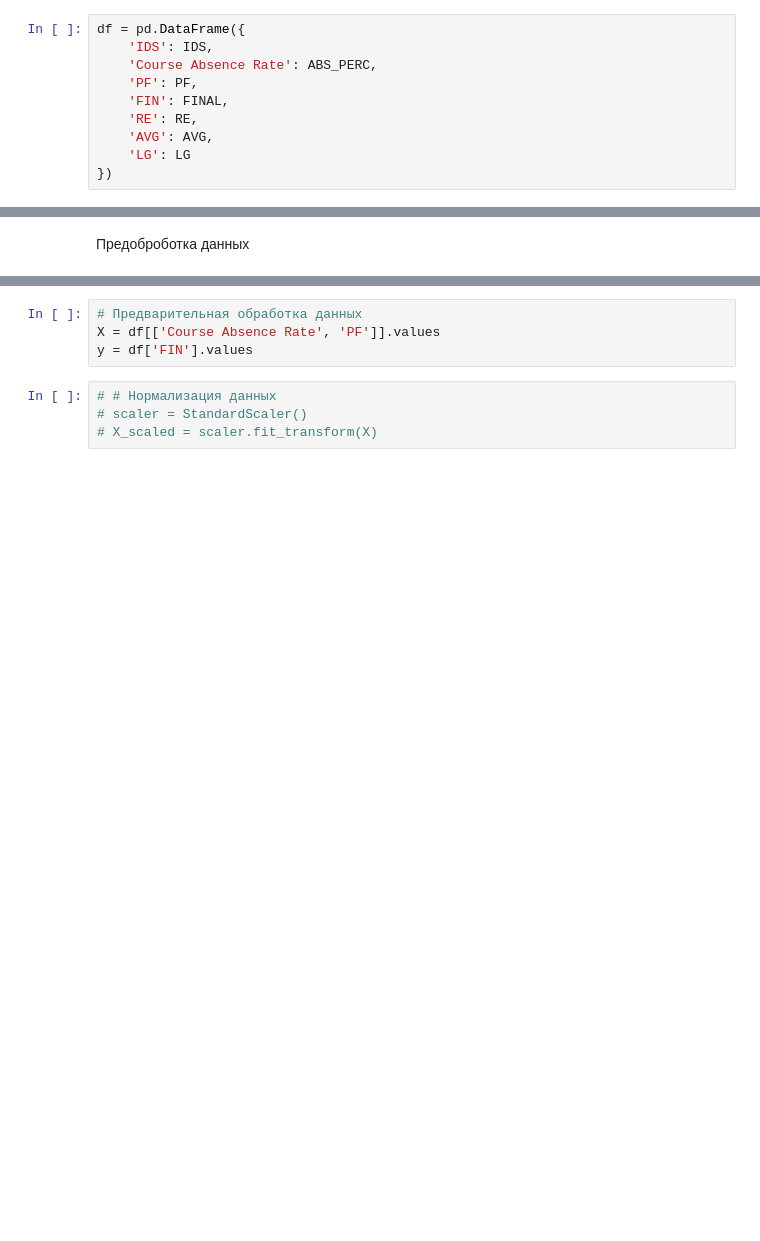
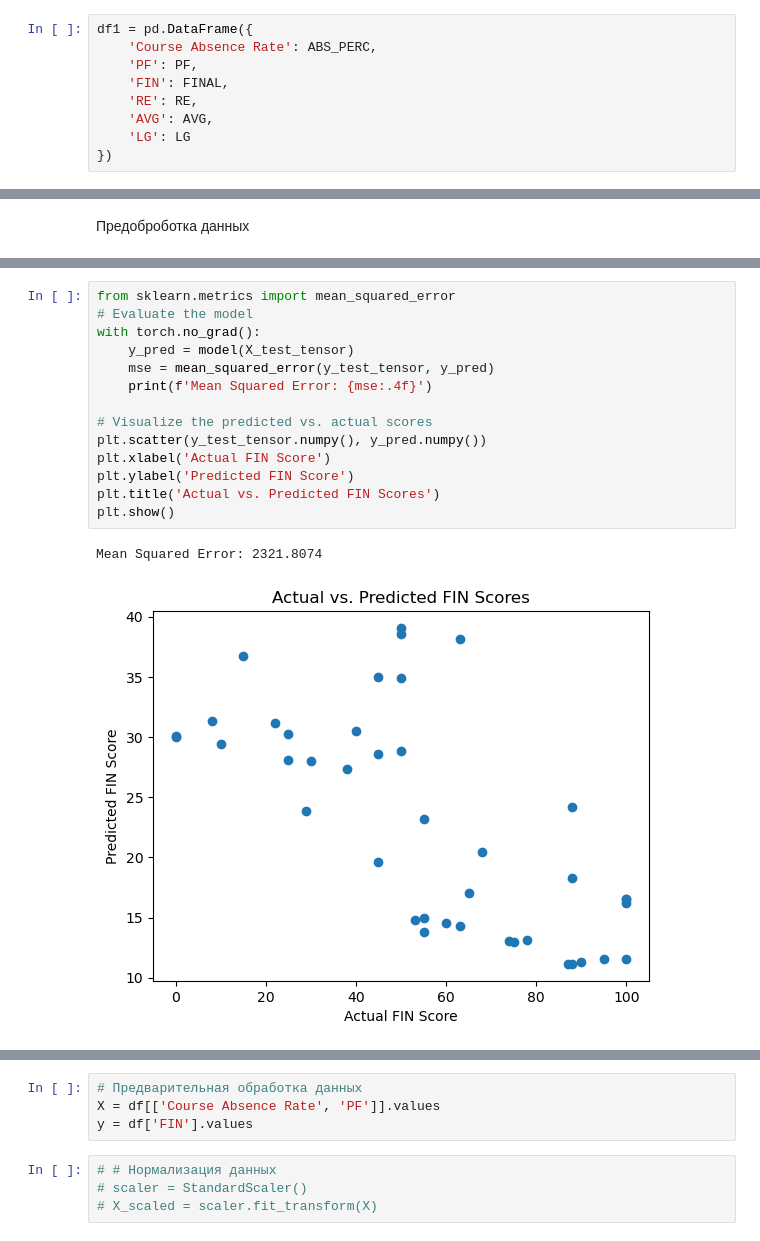
Before and after one commit to damir-dekz/diploma_project, a Jupyter notebook: диплом.ipynb, the cells around one changed output, grey strips where cells are left out. Saved outputs shown, nothing was run; the diff lists cells and outputs as text; blank space fills up the shorter version.

```diff
--- a/диплом.ipynb
+++ b/диплом.ipynb
@@ -681,8 +1242,7 @@ LG - Letter Grade
 Feature columns = ['Course Absence Rate', 'PF']
 Target column = 'FIN'
 # %%
-df = pd.DataFrame({
-    'IDS': IDS,
+df1 = pd.DataFrame({
     'Course Absence Rate': ABS_PERC,
     'PF': PF,
     'FIN': FINAL,
@@ -771,0 +1416,17 @@ df.head(3)
+# %%
+from sklearn.metrics import mean_squared_error
+# Evaluate the model
+with torch.no_grad():
+    y_pred = model(X_test_tensor)
+    mse = mean_squared_error(y_test_tensor, y_pred)
+    print(f'Mean Squared Error: {mse:.4f}')
+
+# Visualize the predicted vs. actual scores
+plt.scatter(y_test_tensor.numpy(), y_pred.numpy())
+plt.xlabel('Actual FIN Score')
+plt.ylabel('Predicted FIN Score')
+plt.title('Actual vs. Predicted FIN Scores')
+plt.show()
+# %% [output]
+Mean Squared Error: 2321.8074
+[figure, added]
```
Also changed, not shown: parts of 53 cells of this notebook, 5 other files.
